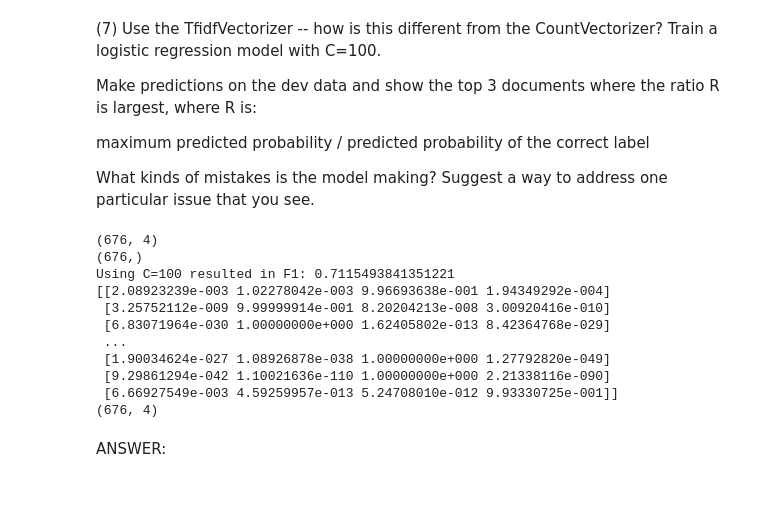
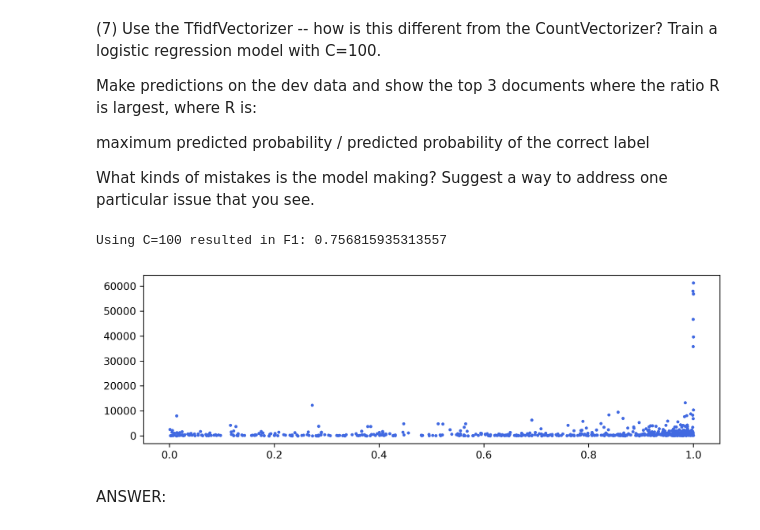
Before and after one commit to kevinhanna/W207_Projects, a Jupyter notebook: Kevin_Hanna_p2.ipynb, the cells around one changed output. Drawn from its saved outputs; the diff is of its cells as text; code cells hidden in the pictures; blank space fills up the shorter version.

```diff
--- a/Kevin_Hanna_p2.ipynb
+++ b/Kevin_Hanna_p2.ipynb
@@ -746,7 +767,7 @@ def P7():
     X = vectorizer.fit_transform(corpus)
     feature_names = vectorizer.get_feature_names()
 
-    vectorizer_test = CountVectorizer(vocabulary=feature_names)
+    vectorizer_test = TfidfVectorizer(vocabulary=feature_names)
     X_test = vectorizer_test.fit_transform(corpus_test)
 
     lr = LogisticRegression(C=100, penalty='l2', solver='liblinear', multi_class='ovr', n_jobs=-1)
@@ -754,50 +775,71 @@ def P7():
     lr_y_pred = lr.predict(X_test)
     lr_y_prob = lr.predict_proba(X_test)
 
-    print((lr_y_prob.shape))
-    print(np.amax(lr_y_prob,1))
+#     print((lr_y_prob.shape))
+#     print(np.amax(lr_y_prob,1))
 
     lr_f1 = metrics.f1_score(y_test, lr_y_pred, average="weighted")
     print("Using C={} resulted in F1: {}".format(100, lr_f1))
 
     max_prob = np.max(lr_y_prob)
     R = lr_y_prob / max_prob
 
-    print(R)
-    print(R.shape)
+#     print(R)
+#     print(R.shape)
+#     print(np.max(R, 1))
+
+    """ Get true R """
+    true_r = []
+    true_probs = []
+    for i, label in enumerate(y_test):
+        true_r.append((R[i][label], i))
+        true_probs.append((R[i][label]))
+
+    true_r.sort(reverse = True)
+
+#     print(true_r[:3])
+
+#     for i in true_r[:3]:
+#         print("*********************************************")
+#         print(len(corpus_test[i[1]]))
+
+    average_len = 0
+    lengths = []
+    for doc in corpus_test:
+        average_len += len(doc)
+        lengths.append(len(doc))
+
+#     print(average_len/len(corpus_test))
+
+#     print(np.array(lengths).shape)
+#     print(np.array(true_probs).shape)
+
+    plt.figure(num=None, figsize=(10,3), dpi=300, facecolor='w', edgecolor='k')
+    plt.scatter(true_probs, lengths, s=4, c='royalblue')
 
 #     """Train l1"""
 #     lr_l1 = LogisticRegression(C=default_c, penalty='l1', multi_class='ovr')
 #     lr_l1.fit(X, y)
 #     lr_l1_y_pred = lr_l1.predict(X_test)
 #     lr_l1_y_prob = lr_l1.predict_proba(X_test)
 
 #     lr_l1_nz_count = np.count_nonzero(lr_l1.coef_)
 
 #     cs = [1.0e-10, 0.00001, 0.01, 0.02, 0.05, 0.1, 0.5, 1.0, 2.0, 3.0, 5.0, 10, 20, 50, 100, 200]
 #     for c in cs:
 #         lr = LogisticRegression(C=c,  tol=.01, penalty='l2', solver='liblinear', multi_class='ovr')
 #         lr.fit(X, y)
 #         lr_y_pred = lr.predict(X_test)
 #         lr_y_prob = lr.predict_proba(X_test)
 
 #         lr_f1 = metrics.f1_score(y_test, lr_y_pred, average="macro")
 #         print("Using C={} resulted in F1: {}".format(c, lr_f1))
 
 ## STUDENT END ###
 P7()
 # %% [output]
-(676, 4)
-(676,)
-Using C=100 resulted in F1: 0.7115493841351221
-[[2.08923239e-003 1.02278042e-003 9.96693638e-001 1.94349292e-004]
- [3.25752112e-009 9.99999914e-001 8.20204213e-008 3.00920416e-010]
- [6.83071964e-030 1.00000000e+000 1.62405802e-013 8.42364768e-029]
- ...
- [1.90034624e-027 1.08926878e-038 1.00000000e+000 1.27792820e-049]
- [9.29861294e-042 1.10021636e-110 1.00000000e+000 2.21338116e-090]
- [6.66927549e-003 4.59259957e-013 5.24708010e-012 9.93330725e-001]]
-(676, 4)
+Using C=100 resulted in F1: 0.756815935313557
+[figure, added]
 # %% [markdown]
 ANSWER:
 # %% [markdown]
```
Also changed, not shown: parts of 12 cells of this notebook.
